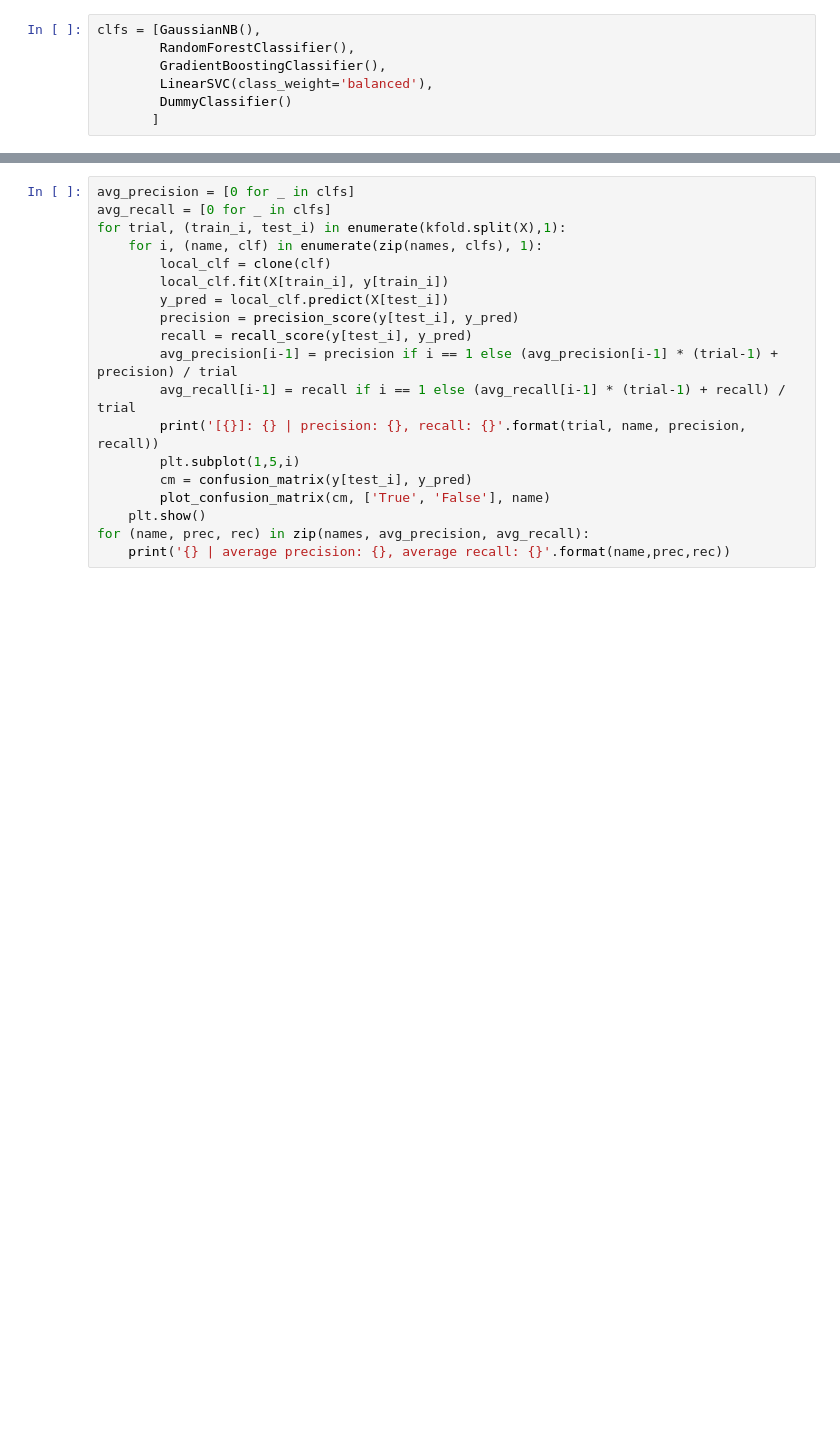
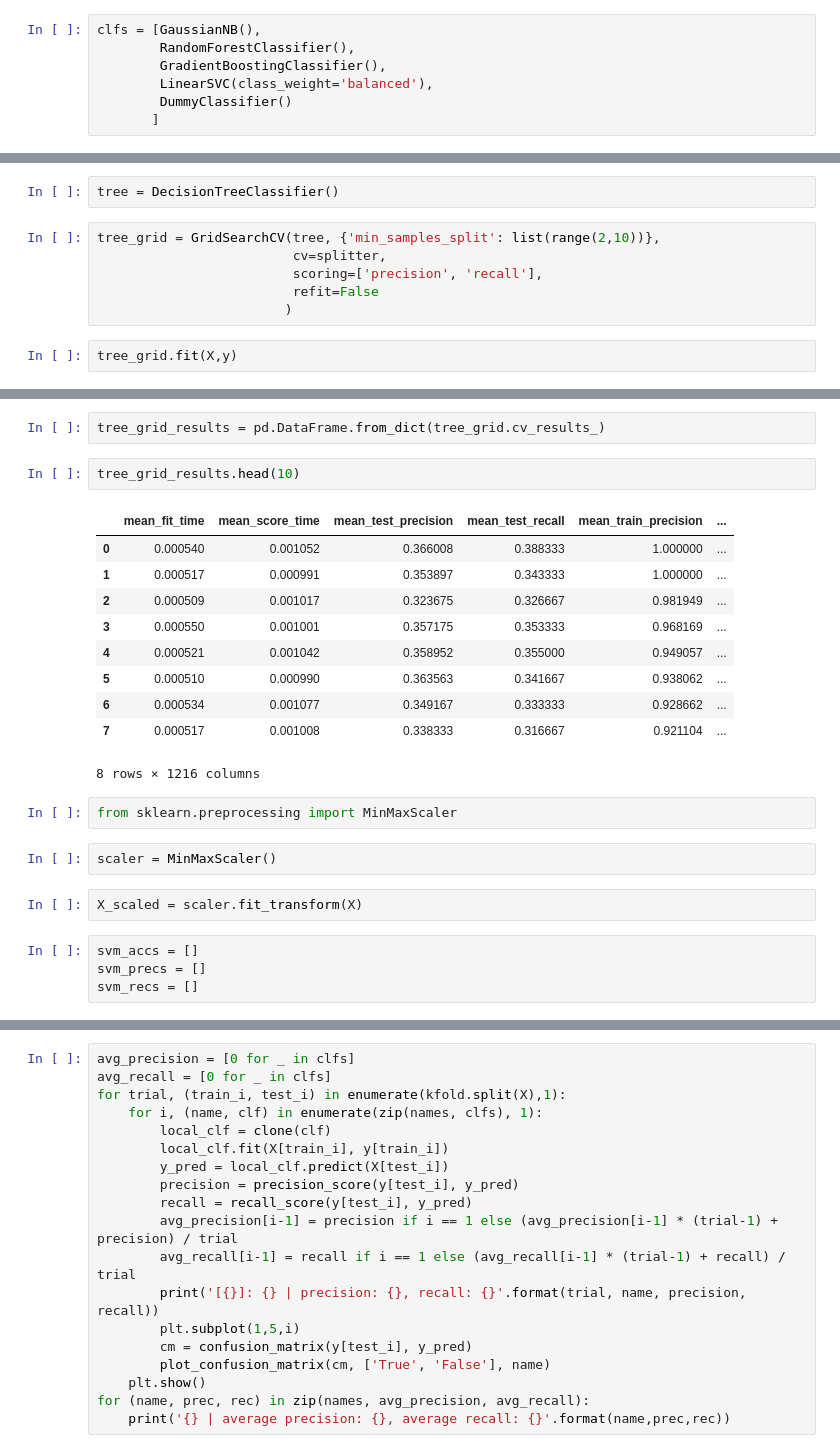
Before and after one commit to dpipkin/udacity-fraud, a Jupyter notebook: data investigation-Copy2.ipynb, the cells around one changed output, grey strips where cells are left out. Cells and saved outputs as stored; diff of their text form; blank space fills up the shorter version.

```diff
--- a/data investigation-Copy2.ipynb
+++ b/data investigation-Copy2.ipynb
@@ -239,0 +569,10 @@ clfs = [GaussianNB(),
+# %%
+tree = DecisionTreeClassifier()
+# %%
+tree_grid = GridSearchCV(tree, {'min_samples_split': list(range(2,10))},
+                         cv=splitter,
+                         scoring=['precision', 'recall'],
+                         refit=False
+                        )
+# %%
+tree_grid.fit(X,y)
@@ -239,0 +593,25 @@ clfs = [GaussianNB(),
+# %%
+tree_grid_results = pd.DataFrame.from_dict(tree_grid.cv_results_)
+# %%
+tree_grid_results.head(10)
+# %% [output]
+|  | mean_fit_time | mean_score_time | mean_test_precision | mean_test_recall | mean_train_precision | ... |
+| 0 | 0.000540 | 0.001052 | 0.366008 | 0.388333 | 1.000000 | ... |
+| 1 | 0.000517 | 0.000991 | 0.353897 | 0.343333 | 1.000000 | ... |
+| 2 | 0.000509 | 0.001017 | 0.323675 | 0.326667 | 0.981949 | ... |
+| 3 | 0.000550 | 0.001001 | 0.357175 | 0.353333 | 0.968169 | ... |
+| 4 | 0.000521 | 0.001042 | 0.358952 | 0.355000 | 0.949057 | ... |
+| 5 | 0.000510 | 0.000990 | 0.363563 | 0.341667 | 0.938062 | ... |
+| 6 | 0.000534 | 0.001077 | 0.349167 | 0.333333 | 0.928662 | ... |
+| 7 | 0.000517 | 0.001008 | 0.338333 | 0.316667 | 0.921104 | ... |
+8 rows × 1216 columns
+# %%
+from sklearn.preprocessing import MinMaxScaler
+# %%
+scaler = MinMaxScaler()
+# %%
+X_scaled = scaler.fit_transform(X)
+# %%
+svm_accs = []
+svm_precs = []
+svm_recs = []
```
Also changed, not shown: parts of 61 cells of this notebook, 10 other files.
